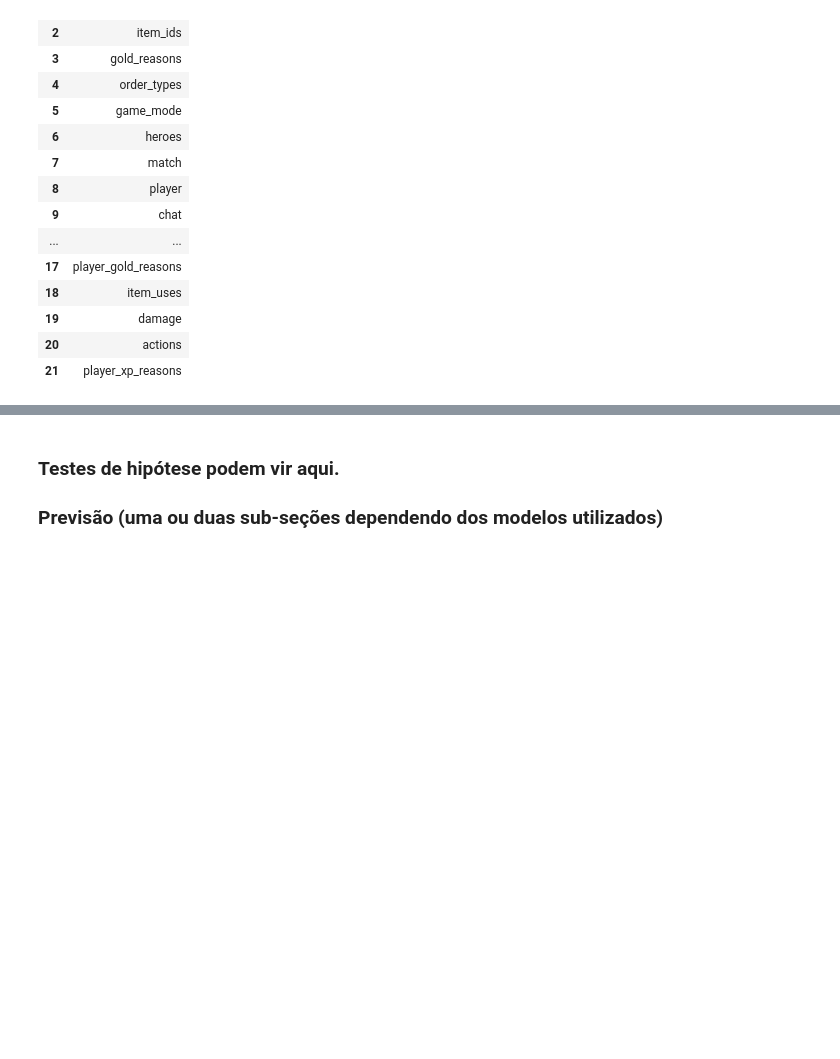
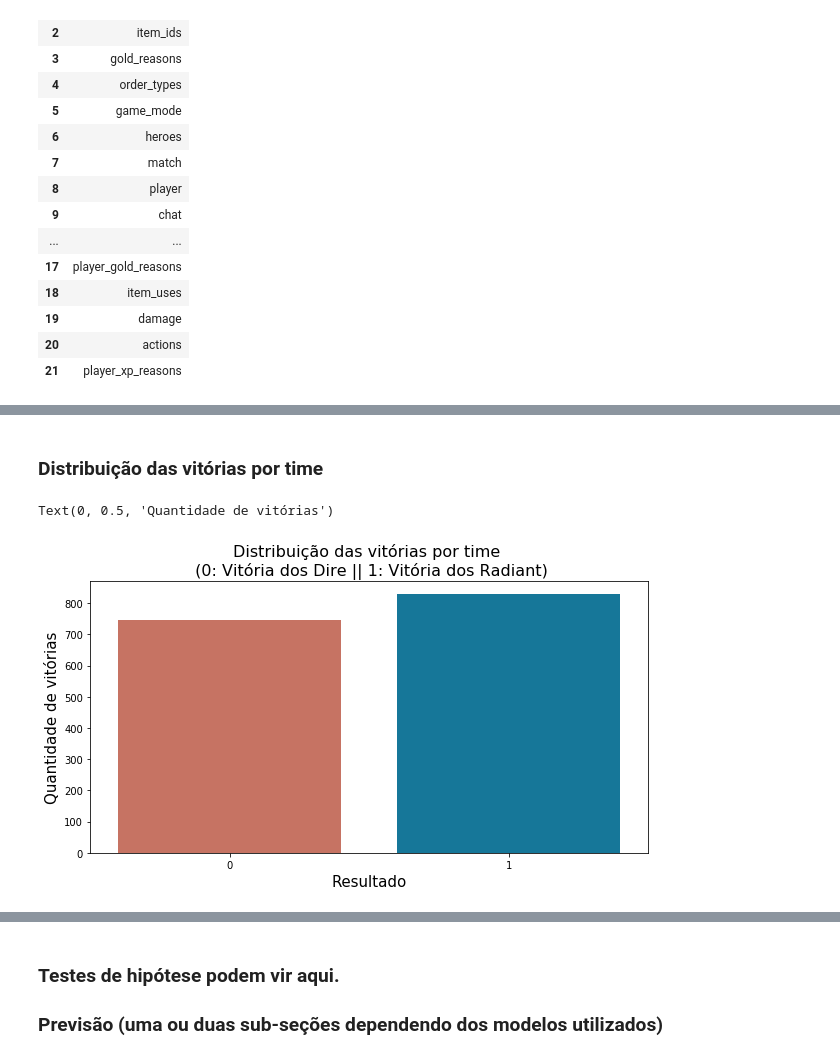
Before and after one commit to gabrielspires/Projeto-ICD, a Jupyter notebook: Projeto-ICD.ipynb, the cells around one changed output, grey strips where cells are left out. Saved outputs shown, nothing was run; the diff lists cells and outputs as text; code cells hidden in the pictures; blank space fills up the shorter version.

```diff
--- a/Projeto-ICD.ipynb
+++ b/Projeto-ICD.ipynb
@@ -162,0 +228,12 @@ Shape: (7880, 23)
+# %% [markdown]
+### Distribuição das vitórias por time
+# %%
+colors = ["#d66853", "#0081af"]
+plt.figure(figsize=(10,5))
+sns.countplot('radiant_win', data=df, palette=colors)
+plt.title('Distribuição das vitórias por time \n (0: Vitória dos Dire || 1: Vitória dos Radiant)', fontsize=16)
+plt.xlabel('Resultado', fontsize=15)
+plt.ylabel('Quantidade de vitórias', fontsize=15)
+# %% [output]
+Text(0, 0.5, 'Quantidade de vitórias')
+[figure, added]
```
Also changed, not shown: parts of 37 cells of this notebook, 9 other files.
